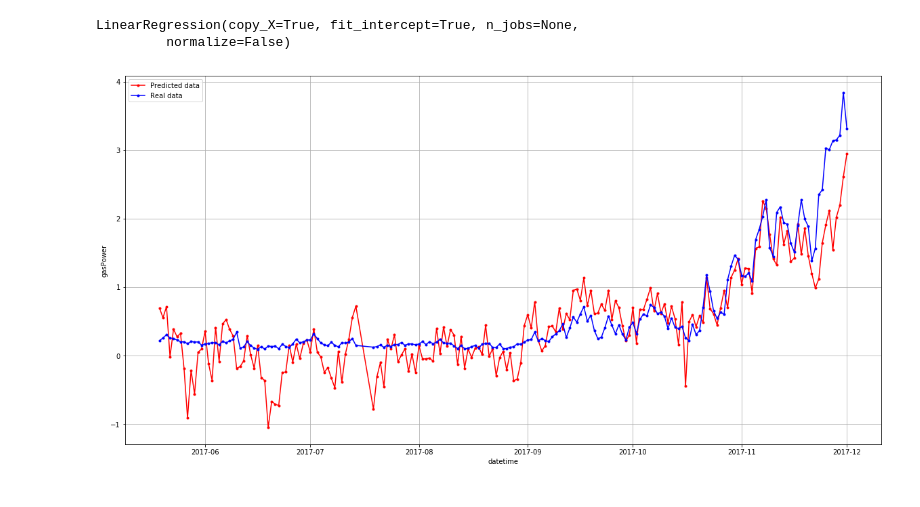
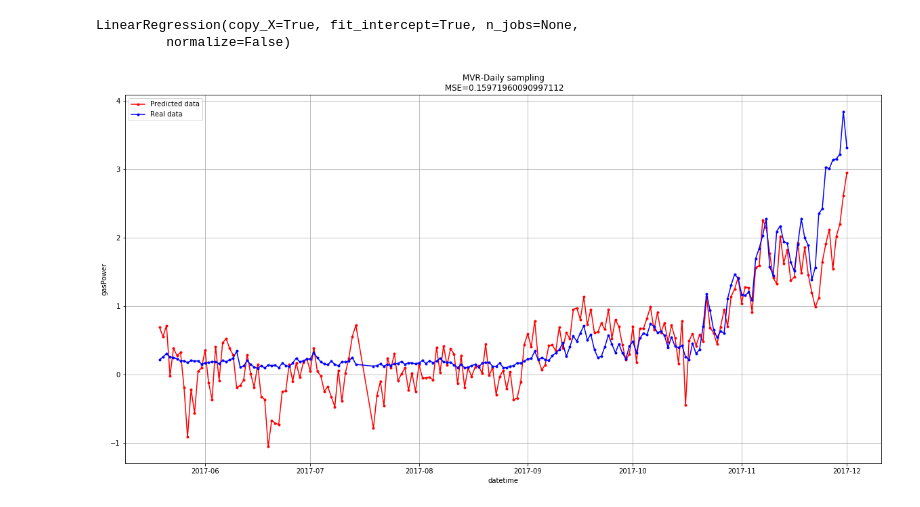
Before and after one commit to deKeijzer/KB-74-OPSCHALER, a Jupyter notebook: Personal_folders/Vector/MVR.ipynb, the cells around one changed output. Drawn from its saved outputs; the diff is of its cells as text; code cells hidden in the pictures.

```diff
--- a/Personal_folders/Vector/MVR.ipynb
+++ b/Personal_folders/Vector/MVR.ipynb
@@ -79,17 +79,18 @@ x_datetime = df_d.index[len(X_train):]
 # %%
 plt.figure(figsize=(20,10))
 
 #This will plot the prediction
+plt.title('MVR-Daily sampling\n MSE='+str(mean_squared_error(y_test,y_result)))
 plt.plot(x_datetime,y_result,'.-',color='r',label='Predicted data')
 plt.xlabel('datetime')
 plt.ylabel('gasPower')
 plt.grid(True)
 
 #This will plot the real data
 plt.plot(x_datetime,y_test,'.-',color='b',label='Real data')
 plt.xlabel('datetime')
 plt.ylabel('gasPower')
 plt.legend()
 plt.show()
 # %% [output]
-[figure, old version]
+[figure, new version]
```
Also changed, not shown: 1 other file.
